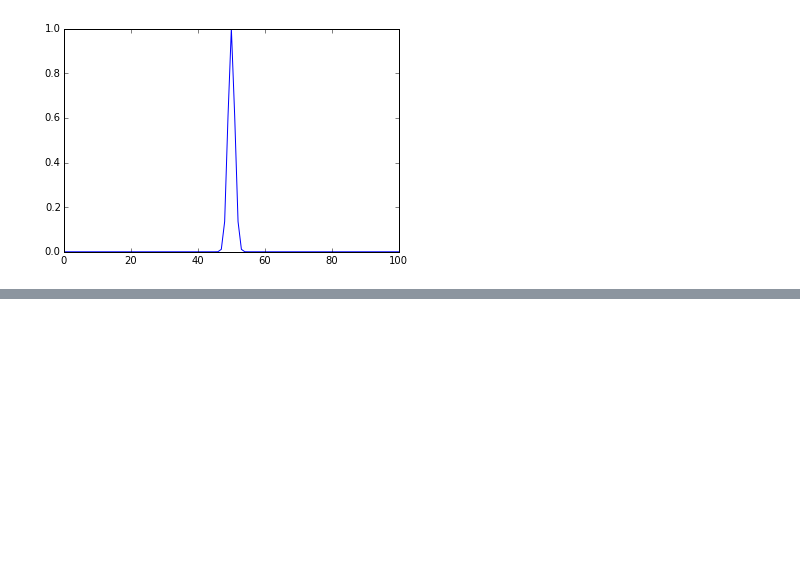
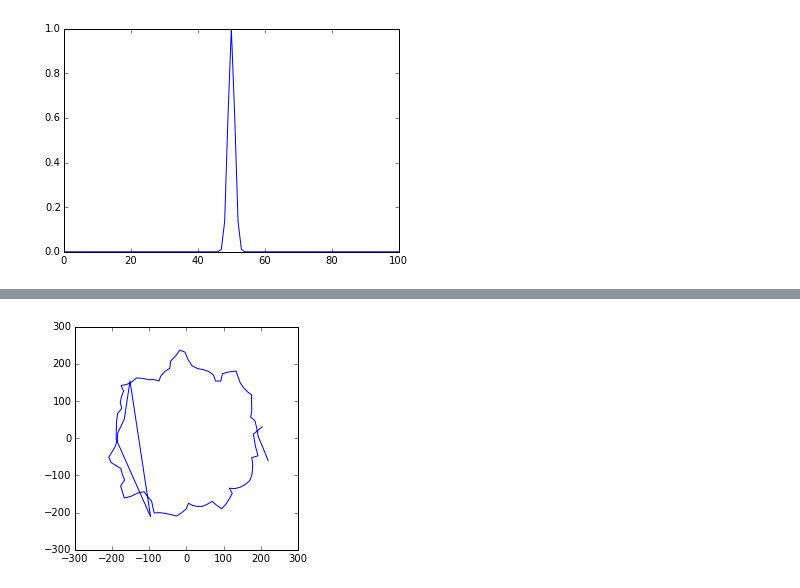
Before and after one commit to smurakami/figure-scanner, a Jupyter notebook: eval_feat.ipynb, the cells around one changed output, grey strips where cells are left out. Cells and saved outputs as stored; diff of their text form; code cells hidden in the pictures; blank space fills up the shorter version.

```diff
--- a/eval_feat.ipynb
+++ b/eval_feat.ipynb
@@ -182,0 +166,5 @@ array([  9.98107275, -24.21976985])
+# %%
+path = randomwalk(feat[5])
+plot_path(to_circle(path, 0.1))
+# %% [output]
+[figure, added]
```
Also changed, not shown: parts of 15 cells of this notebook.
